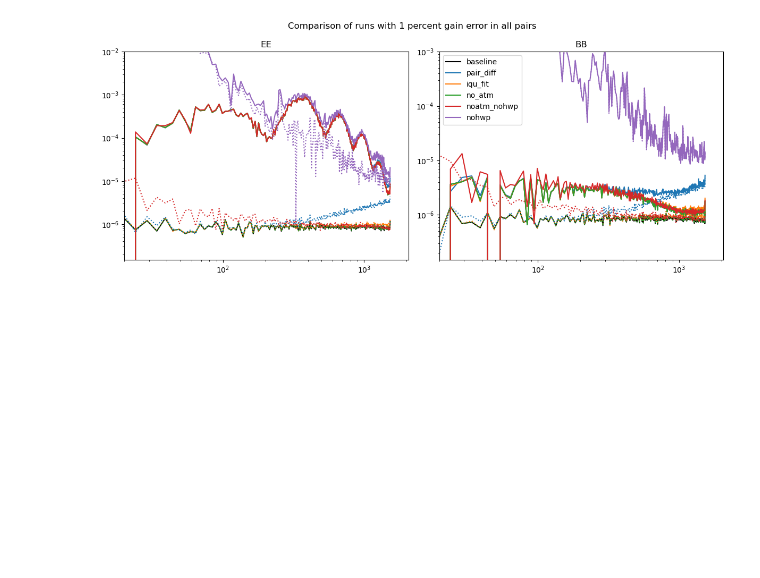
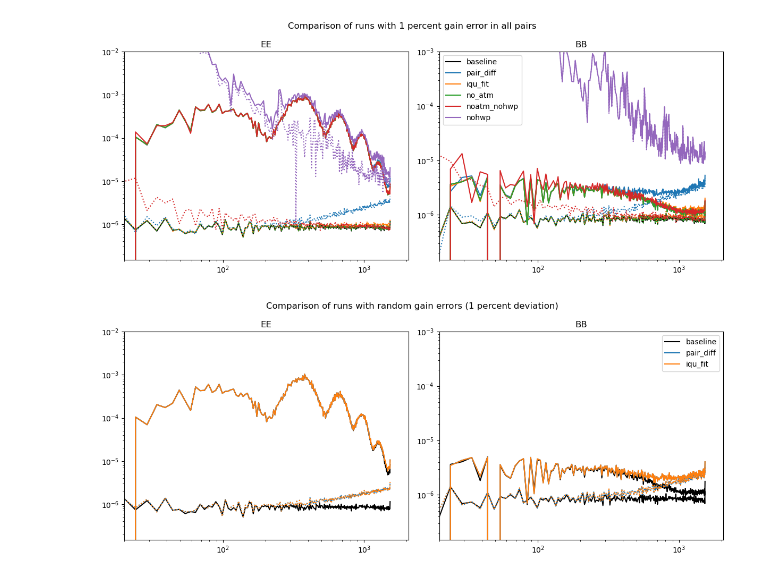
Before and after one commit to sbiquard/pairdiff-scripts, a Jupyter notebook: notebooks/comparison.ipynb, the cells around one changed output. Cells and saved outputs as stored; diff of their text form; code cells hidden in the pictures; blank space fills up the shorter version.

Commit message:
add plot

```diff
--- a/notebooks/comparison.ipynb
+++ b/notebooks/comparison.ipynb
@@ -18,6 +18,13 @@ runs_e02 = {
     "noatm_nohwp": out / "gains/constant/noatm_nohwp/e-02",
     "nohwp": out / "gains/constant/nohwp/e-02",
 }
+runs_e02_random = {
+    "pair_diff": out / "gains/random/e-02",
+    "iqu_fit": out / "gains/random/iqu/e-02",
+    # "no_atm": out / "gains/random/noatm/e-02",
+    # "noatm_nohwp": out / "gains/random/noatm_nohwp/e-02",
+    # "nohwp": out / "gains/random/nohwp/e-02",
+}
 # %%
 def get_cells(run: pathlib.Path):
     cldir = run / "spectra"
@@ -28,6 +35,7 @@ def get_cells(run: pathlib.Path):
 # %%
 cells_e01 = {k: get_cells(v) for k, v in runs_e01.items()}
 cells_e02 = {k: get_cells(v) for k, v in runs_e02.items()}
+cells_e02_random = {k: get_cells(v) for k, v in runs_e02_random.items()}
 # %%
 cells_baseline = {
     "full": np.load(out / "baseline/spectra/full_cl_more_hits.npz"),
@@ -87,3 +95,31 @@ fig.tight_layout()
 plt.show()
 # %% [output]
 [figure]
+# %%
+fig, axs = plt.subplots(1, 2, figsize=(12, 5))
+fig.suptitle("Comparison of runs with random gain errors (1 percent deviation)")
+axs[0].set_title("EE")
+axs[1].set_title("BB")
+ell_arr = cells_baseline["full"]["ell_arr"]
+for ax, idx in zip(axs, [0, 3]):
+    ax.plot(ell_arr, cells_baseline["full"]["cl_22"][idx], "k", label="baseline")
+    ax.plot(ell_arr, cells_baseline["noise"]["cl_22"][idx], "k")
+for k in cells_e02_random:
+    for ax, idx in zip(axs, [0, 3]):
+        line = ax.plot(ell_arr, cells_e02_random[k]["full"]["cl_22"][idx], ls="solid", label=k)
+        ax.plot(
+            ell_arr,
+            cells_e02_random[k]["noise"]["cl_22"][idx],
+            ls="dotted",
+            color=line[-1].get_color(),
+        )
+for ax in axs.flat:
+    ax.loglog()
+    ax.set_xlim(left=20)
+axs[0].set_ylim(bottom=1.5e-7, top=1e-2)
+axs[1].set_ylim(bottom=1.5e-7, top=1e-3)
+axs[1].legend()
+fig.tight_layout()
+plt.show()
+# %% [output]
+[figure, added]
```
